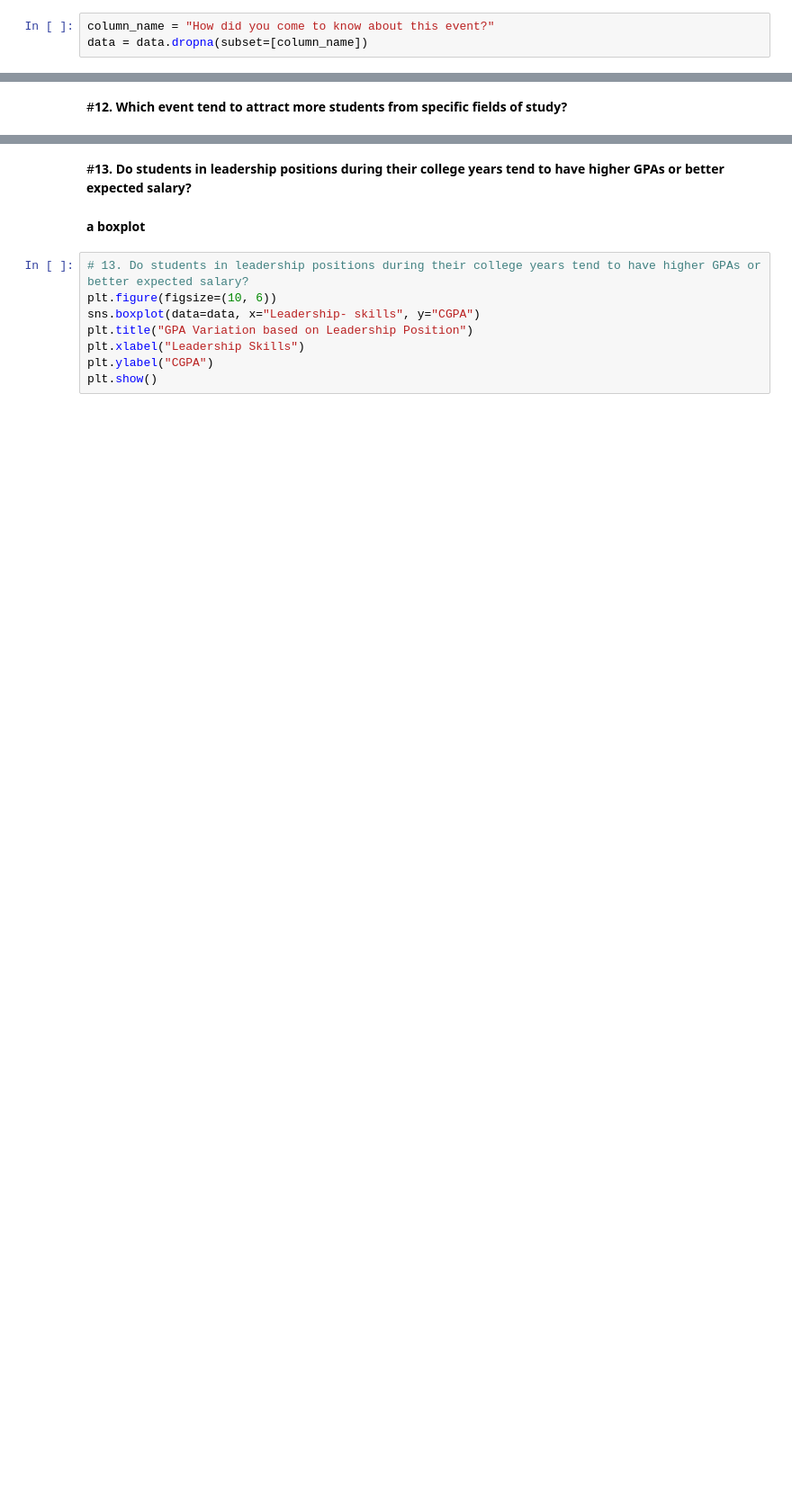
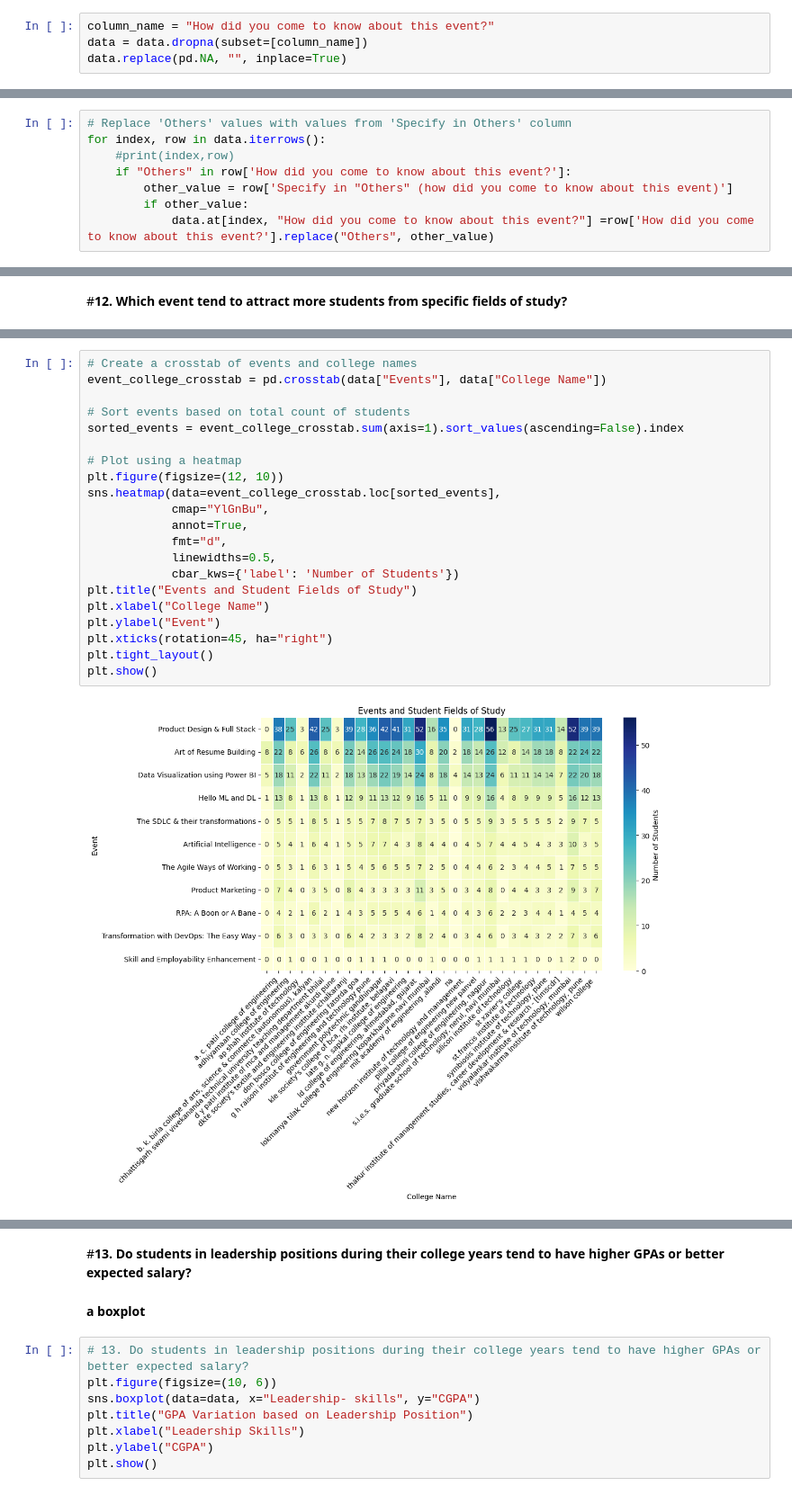
Before and after one commit to sdr999/Analyzing-Student-Attributes-for-Career-Success, a Jupyter notebook: Student_data_analysis_updated.ipynb, the cells around one changed output, grey strips where cells are left out. Shown at 90% size. Saved outputs shown, nothing was run; the diff lists cells and outputs as text; blank space fills up the shorter version.

```diff
--- a/Student_data_analysis_updated.ipynb
+++ b/Student_data_analysis_updated.ipynb
@@ -67,6 +67,7 @@ dtype: int64
 # %%
 column_name = "How did you come to know about this event?"
 data = data.dropna(subset=[column_name])
+data.replace(pd.NA, "", inplace=True)
 # %%
 data.isnull().sum()
 # %% [output]
@@ -120,3 +123,11 @@ data["Cleaned Family Income"] = data["Family Income"].apply(parse_family_income_
+# %%
+# Replace 'Others' values with values from 'Specify in Others' column
+for index, row in data.iterrows():
+    #print(index,row)
+    if "Others" in row['How did you come to know about this event?']:
+        other_value = row['Specify in "Others" (how did you come to know about this event)']
+        if other_value:
+            data.at[index, "How did you come to know about this event?"] =row['How did you come to know about this event?'].replace("Others", other_value)
 # %% [markdown]
 #**1. How many unique students are included in the dataset?**
 # %%
@@ -316,0 +328,23 @@ plt.show()
+# %%
+# Create a crosstab of events and college names
+event_college_crosstab = pd.crosstab(data["Events"], data["College Name"])
+
+# Sort events based on total count of students
+sorted_events = event_college_crosstab.sum(axis=1).sort_values(ascending=False).index
+
+# Plot using a heatmap
+plt.figure(figsize=(12, 10))
+sns.heatmap(data=event_college_crosstab.loc[sorted_events],
+            cmap="YlGnBu",
+            annot=True,
+            fmt="d",
+            linewidths=0.5,
+            cbar_kws={'label': 'Number of Students'})
+plt.title("Events and Student Fields of Study")
+plt.xlabel("College Name")
+plt.ylabel("Event")
+plt.xticks(rotation=45, ha="right")
+plt.tight_layout()
+plt.show()
+# %% [output]
+[figure, added]
```
Also changed, not shown: parts of 5 cells of this notebook.
